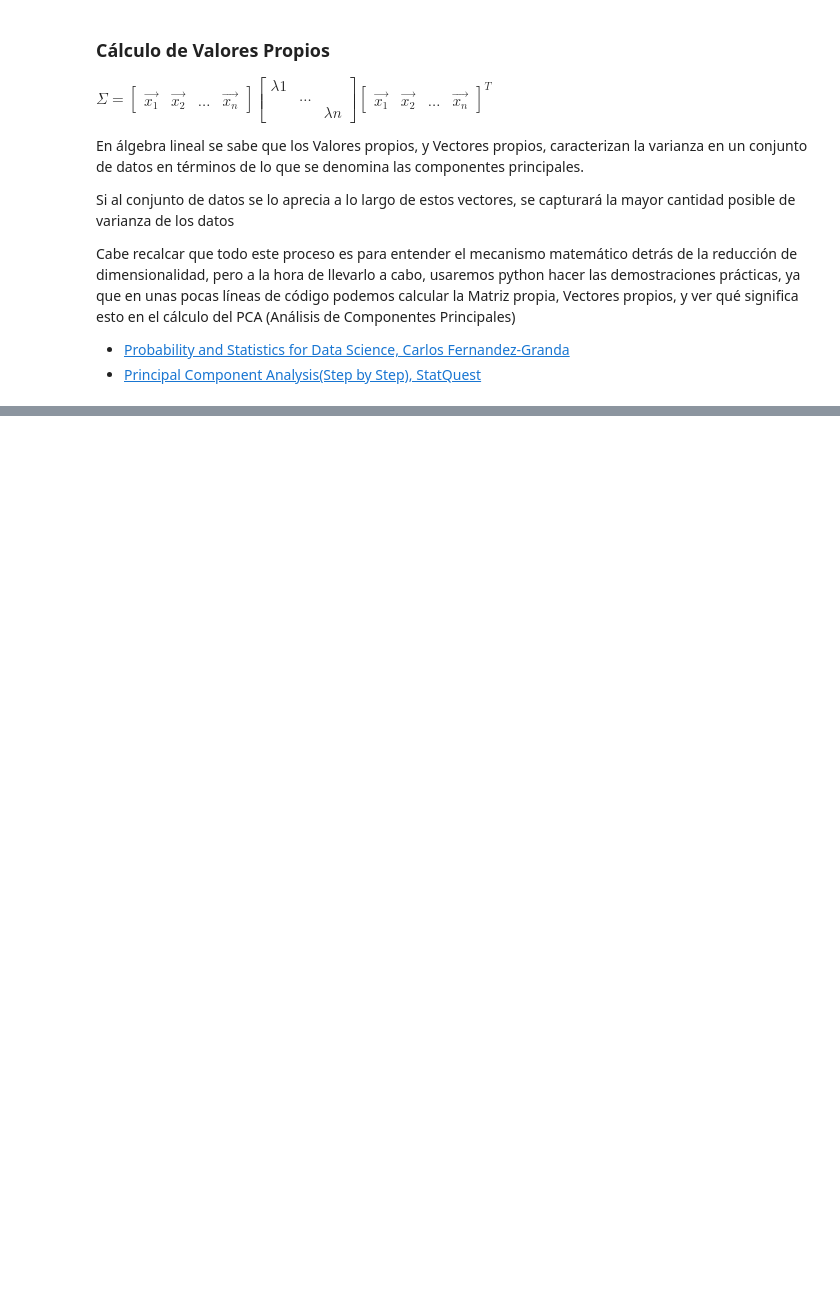
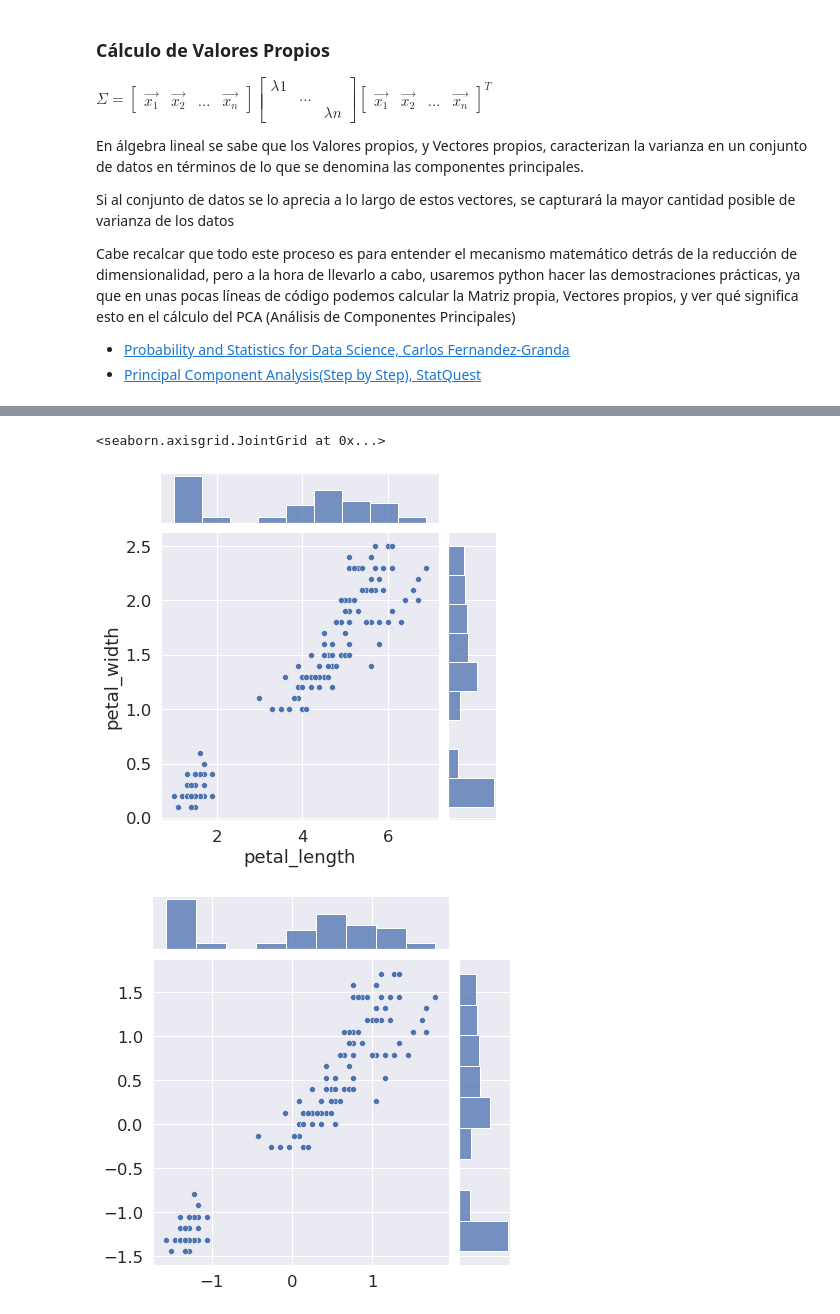
Before and after one commit to ronaldespinozaa/estadistica-descriptiva, a Jupyter notebook: estadistica-descriptiva.ipynb, the cells around one changed output, grey strips where cells are left out. Cells and saved outputs as stored; diff of their text form; code cells hidden in the pictures; blank space fills up the shorter version.

```diff
--- a/estadistica-descriptiva.ipynb
+++ b/estadistica-descriptiva.ipynb
@@ -1796,0 +1837,7 @@ Cabe recalcar que todo este proceso es para entender el mecanismo matemático de
+# %%
+sns.jointplot(data=iris, x='petal_length', y='petal_width') # Datos sin Normalizar
+sns.jointplot(x=scaled[:, 2], y=scaled[:, 3]) # Datos Normalizados
+# %% [output]
+<seaborn.axisgrid.JointGrid at 0x...>
+[figure, added]
+[figure, added]
```
Also changed, not shown: parts of 29 cells of this notebook.
